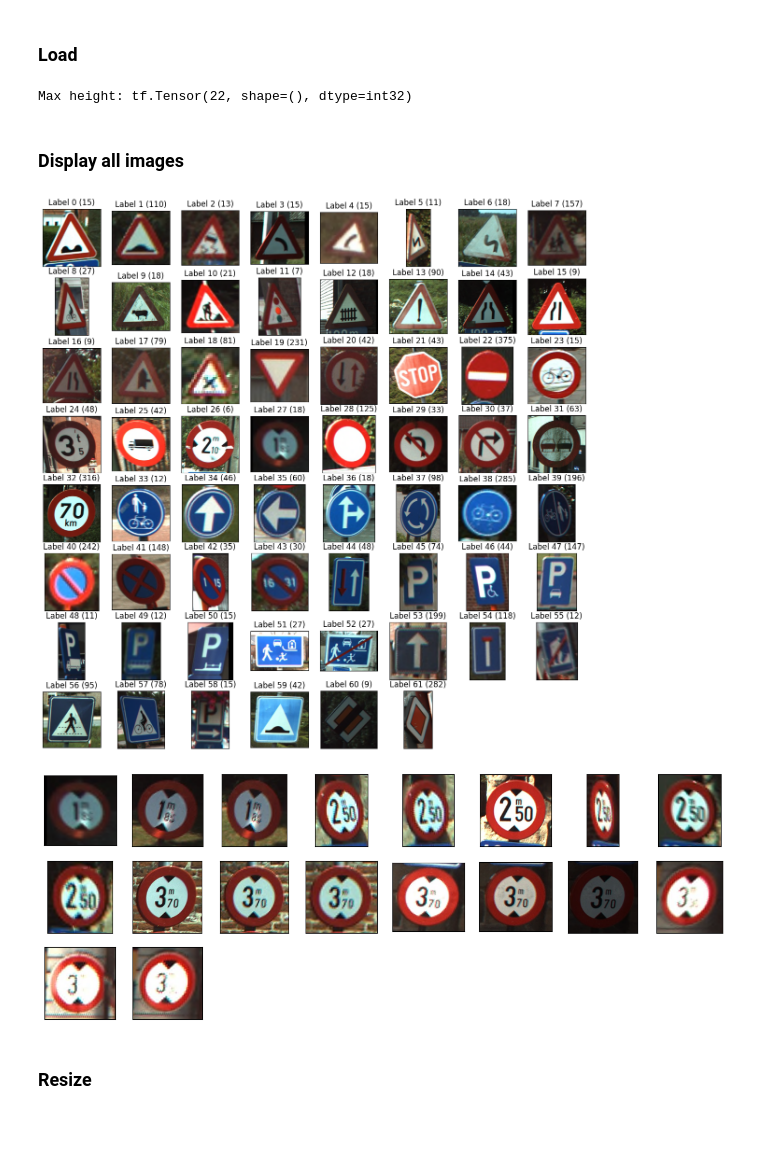
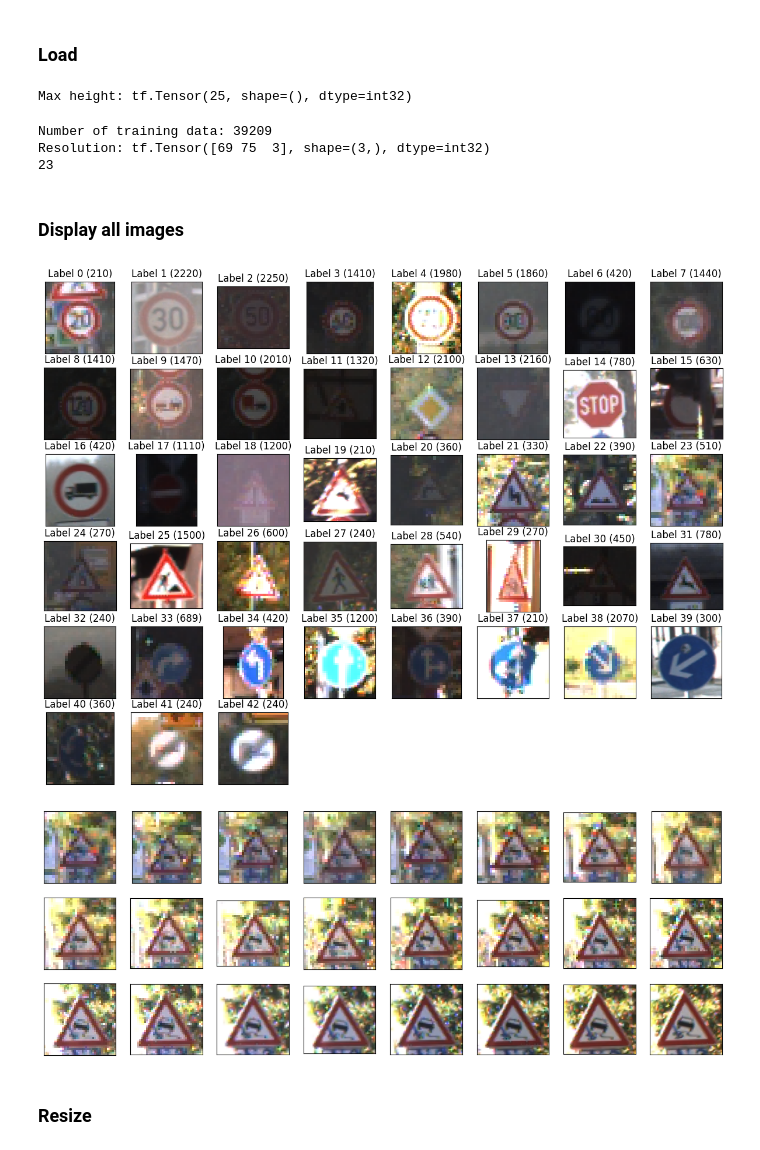
Before and after one commit to isthatm/TrafficSignClassification, a Jupyter notebook: src/DL_traffic_sign.ipynb, the cells around one changed output. Cells and saved outputs as stored; diff of their text form; code cells hidden in the pictures.

Commit message:
Load German dataset, test set labelling

```diff
--- a/src/DL_traffic_sign.ipynb
+++ b/src/DL_traffic_sign.ipynb
@@ -36,7 +79,7 @@ def load_data(data_dir):
 
         # list subdirectories within each of the 61 categories
         file_names = [os.path.join(label_dir, f)
-                      for f in os.listdir(label_dir) if f.endswith(".ppm")]
+                      for f in os.listdir(label_dir) if f.endswith(".png")]
         # For each label, load it's images and add them to the images list.
         # And add the label number (i.e. directory name) to the labels list.
         for f in file_names:
@@ -45,21 +88,30 @@ def load_data(data_dir):
     return images, labels
 
 # Load training and testing datasets.
-ROOT_PATH = "D:\Programming Files\Python Files\Deep learning - traffic signs\Belgium"
-train_data_dir = os.path.join(ROOT_PATH, "BelgiumTSC_Training\Training")
-test_data_dir = os.path.join(ROOT_PATH, "BelgiumTSC_Testing\Testing")
+ROOT_PATH = "D:\Programming Files\Python Files\Deep learning - traffic signs\German"
+train_data_dir = os.path.join(ROOT_PATH, "Train")
+# test_data_dir = os.path.join(ROOT_PATH, "BelgiumTSC_Testing\Testing")
 
 train_images, train_labels = load_data(train_data_dir)
-
-# Determine image's resolutions
-height = []
-width = []
-for train_image in train_images:
-    height.append((tf.shape(train_image))[0])
-    width.append((tf.shape(train_image))[1])
-print("Max height:", min(height))
 # %% [output]
-Max height: tf.Tensor(22, shape=(), dtype=int32)
+Max height: tf.Tensor(25, shape=(), dtype=int32)
+# %%
+# Determine image's resolutions
+height = []
+width = []
+for train_image in train_images:
+    height.append((tf.shape(train_image))[0])
+    width.append((tf.shape(train_image))[1])
+# print("Max height:", min(height))
+
+print("Number of training data:", len(train_labels))
+sampleTrainLabel = 18123
+print("Resolution:", tf.shape(train_images[sampleTrainLabel]))
+print(train_labels[sampleTrainLabel])
+# %% [output]
+Number of training data: 39209
+Resolution: tf.Tensor([69 75  3], shape=(3,), dtype=int32)
+23
 # %% [markdown]
 ### Display all images
 # %%
@@ -67,13 +119,13 @@ def display_images(images, labels, category=False):
     """
     Display the first image of each label.
 
-    Set oneCategory=True when images within a category will be displayed
+    oneCategory: set to True when images within a category will be displayed
     """
 
     if category:
         i = 1
         startIndex = labels.index(category)
-        catImages = images[startIndex:(startIndex + labels.count(category))]
+        catImages = images[startIndex:(startIndex + labels.count(category))] #catImage = categoryImage
 
         plt.figure(figsize=(15, 15))
         for catImage in catImages[:24]:
@@ -109,12 +161,12 @@ def display_images(images, labels, category=False):
 # Display all images
 display_images(train_images, train_labels)
 # %% [output]
-[figure, old version]
+[figure, new version]
 # %%
 # Display images by category
-display_images(train_images, train_labels, category=27)
+display_images(train_images, train_labels, category=23)
 # %% [output]
-[figure, old version]
+[figure, new version]
 # %% [markdown]
 ### Resize
 # %%
```
Also changed, not shown: parts of 4 cells of this notebook, 1 other file.
